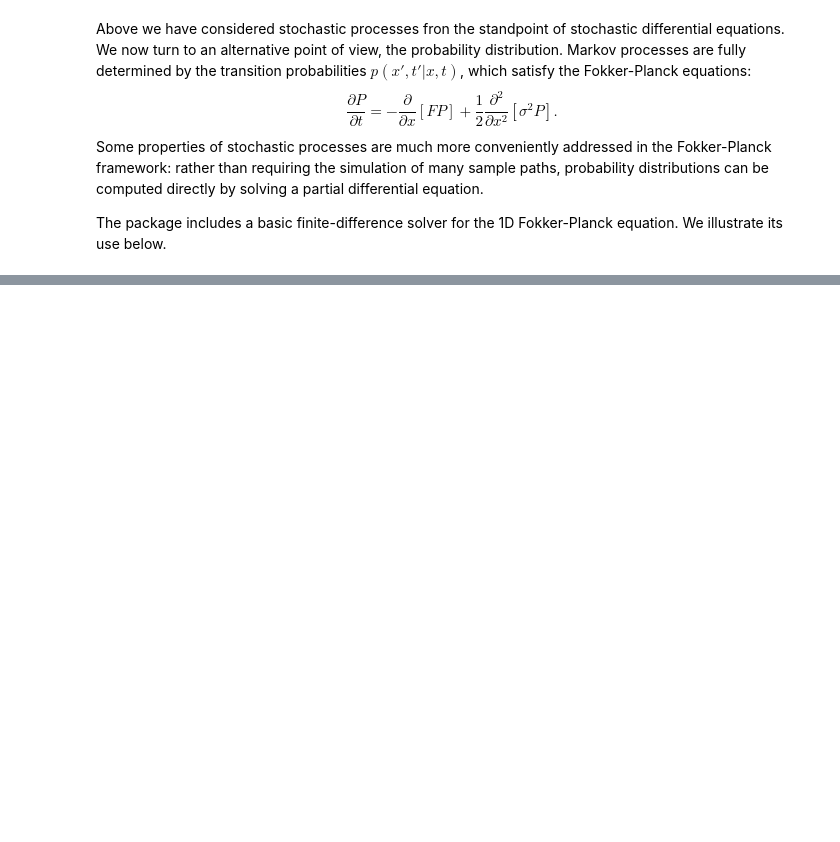
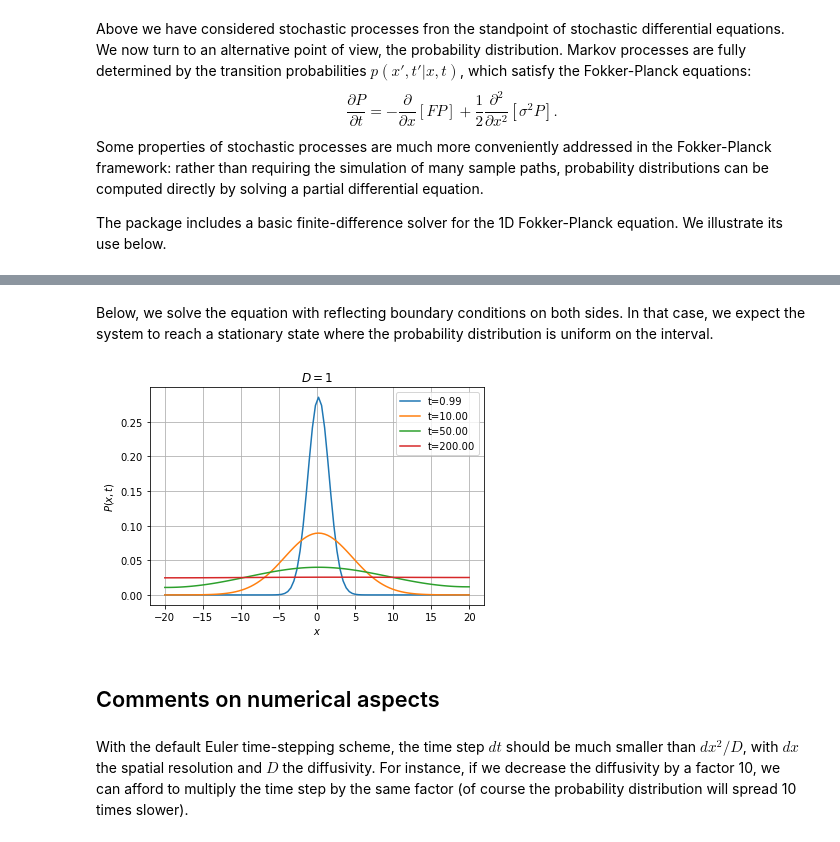
Before and after one commit to cbherbert/stochrare, a Jupyter notebook: demo/Diffusion1D.ipynb, the cells around one changed output, grey strips where cells are left out. Saved outputs shown, nothing was run; the diff lists cells and outputs as text; code cells hidden in the pictures; blank space fills up the shorter version.

```diff
--- a/demo/Diffusion1D.ipynb
+++ b/demo/Diffusion1D.ipynb
@@ -156,3 +179,14 @@ Wiener1D().pdfplot(1, 5, 10, dt=0.001, npts=400, bounds=(-20.0, 20.0),
+# %% [markdown]
+Below, we solve the equation with reflecting boundary conditions on both sides. In that case, we expect the system to reach a stationary state where the probability distribution is uniform on the interval.
+# %%
+Wiener1D().pdfplot(1, 10, 50, 200, dt=0.01, npts=100, bounds=(-20.0, 20.0),
+                      t0=0.0, P0='dirac', bc=('reflecting', 'reflecting'));
+# %% [output]
+[figure, added]
+# %% [markdown]
+## Comments on numerical aspects
+# %% [markdown]
+With the default Euler time-stepping scheme, the time step $dt$ should be much smaller than $dx^2/D$, with $dx$ the spatial resolution and $D$ the diffusivity. For instance, if we decrease the diffusivity by a factor 10, we can afford to multiply the time step by the same factor (of course the probability distribution will spread 10 times slower).
 # %%
 Wiener1D(D=0.1).pdfplot(10, 100, dt=0.01, npts=400, bounds=(-20.0, 20.0),
                         t0=0.0, P0='dirac', bc=('absorbing', 'absorbing'), th=True);
```
Also changed, not shown: parts of 33 cells of this notebook, 1 other file.
